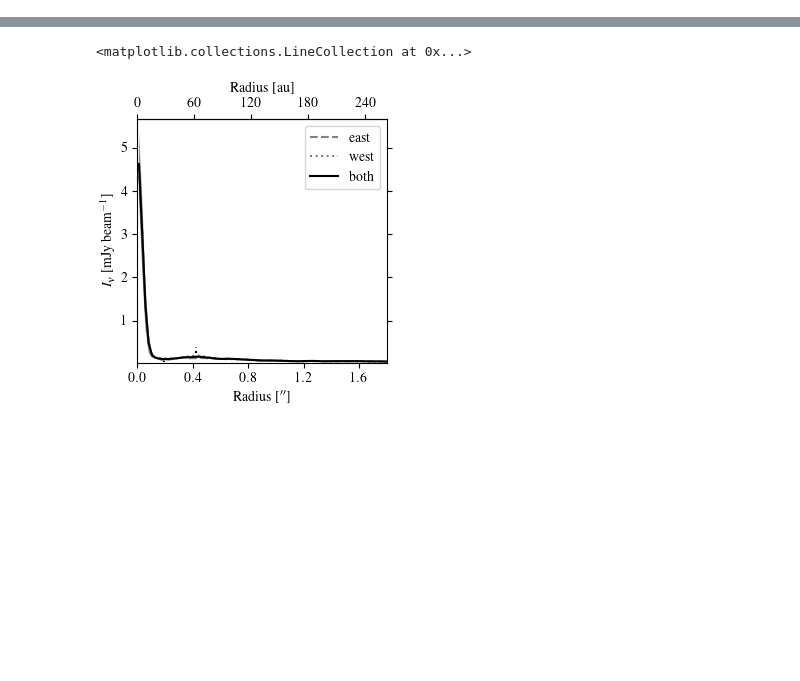
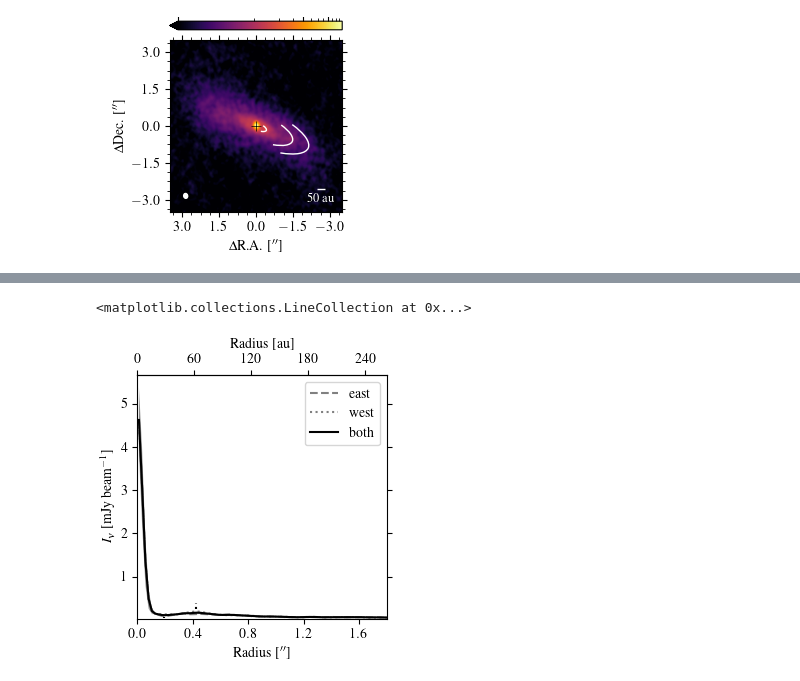
Before and after one commit to yyamato-as/edisk-L1489IRS, a Jupyter notebook: figure_for_paper.ipynb, the cells around one changed output, grey strips where cells are left out. Saved outputs shown, nothing was run; the diff lists cells and outputs as text; code cells hidden in the pictures; blank space fills up the shorter version.

```diff
--- a/figure_for_paper.ipynb
+++ b/figure_for_paper.ipynb
@@ -145,0 +268,67 @@ contmap.ax.scatter(0, 0, marker="+", s=50, color="black", linewidth=0.5)
+# %%
+# tapered continuum map
+fig, ax = plt.subplots(constrained_layout=True)
+
+contimagename = "/works/yamato/eDisk/L1489IRS/ALMA_pipeline_calibrated_data/L1489IRS_SBLB_continuum_robust_1.0_taper_1000klambda.image.tt0.fits"
+
+rmax = 3.5
+contmap = Map(contimagename, ax=ax, data_scaling_factor=1e3, xlim=(-rmax, rmax), ylim=(-rmax, rmax), center_coord=center_coord)
+contmap.plot_colormap(cmap=eplot.cmap["continuum"], vmin=0.0, stretch=AsinhStretch(a=0.02))
+contmap.add_colorbar(position="top", label="$I_\\nu$ [mJy beam$^{-1}$]", rotation=0, labelpad=5)
+contmap.colorbar.ax.minorticks_on()
+contmap.add_beam()
+contmap.add_scalebar(scale=50. / distance, text="{:d} au".format(50))
+
+ring_pos = 0.456
+arc_ring1 = patches.Arc(
+            xy=(0, 0),
+            width=2 * ring_pos,
+            height=2 * ring_pos * np.cos(np.radians(incl)),
+            angle=90 - PA,
+            color="white",
+            theta1=155,
+            theta2=205,
+        )
+
+ring_pos = 1.6
+arc_ring2 = patches.Arc(
+            xy=(0, 0),
+            width=2 * ring_pos,
+            height=2 * ring_pos * np.cos(np.radians(incl)),
+            angle=90 - PA,
+            color="white",
+            theta1=155,
+            theta2=205,
+        )
+
+ring_pos = 2.3
+arc_ring3 = patches.Arc(
+            xy=(0, 0),
+            width=2 * ring_pos,
+            height=2 * ring_pos * np.cos(np.radians(incl)),
+            angle=90 - PA,
+            color="white",
+            theta1=155,
+            theta2=205,
+        )
+# contmap.ax.annotate(text="B{:.0f}".format(ring_pos*distance), xy=(-0.1, -0.3), color="black", ha="center", va="center", size=8, path_effects=[pe.Stroke(linewidth=3, foreground="white"), pe.Normal()])
+# arc_gap = patches.Arc(
+#     xy=(0, 0),
+#     width=2 * gap_pos,
+#     height=2 * gap_pos * np.cos(np.radians(incl)),
+#     angle=90 - PA,
+#     color="white",
+#     theta1=155,
+#     theta2=205,
+#     ls="dashed",
+# )
+# contmap.ax.annotate(text="D{:.0f}".format(gap_pos*distance), xy=(0.02, -0.18), color="black", ha="center", va="center", size=8, path_effects=[pe.Stroke(linewidth=3, foreground="white"), pe.Normal()])
+contmap.ax.add_artist(arc_ring1)
+contmap.ax.add_artist(arc_ring2)
+contmap.ax.add_artist(arc_ring3)
+# contmap.ax.annotate(text="(b)", xy=(0.1, 0.9), xycoords="axes fraction", color="black", ha="center", va="center", path_effects=[pe.Stroke(linewidth=3, foreground="white"), pe.Normal()])
+contmap.set_ticker(minor=True, majornticks=5, minornticks=5)
+contmap.ax.scatter(0, 0, marker="+", s=50, color="black", linewidth=0.5)
+contmap.set_labels(xlabel=eplot.RAlabel, ylabel=eplot.Declabel)
+# %% [output]
+[figure, added]
```
Also changed, not shown: parts of 6 cells of this notebook, 23 other files.
